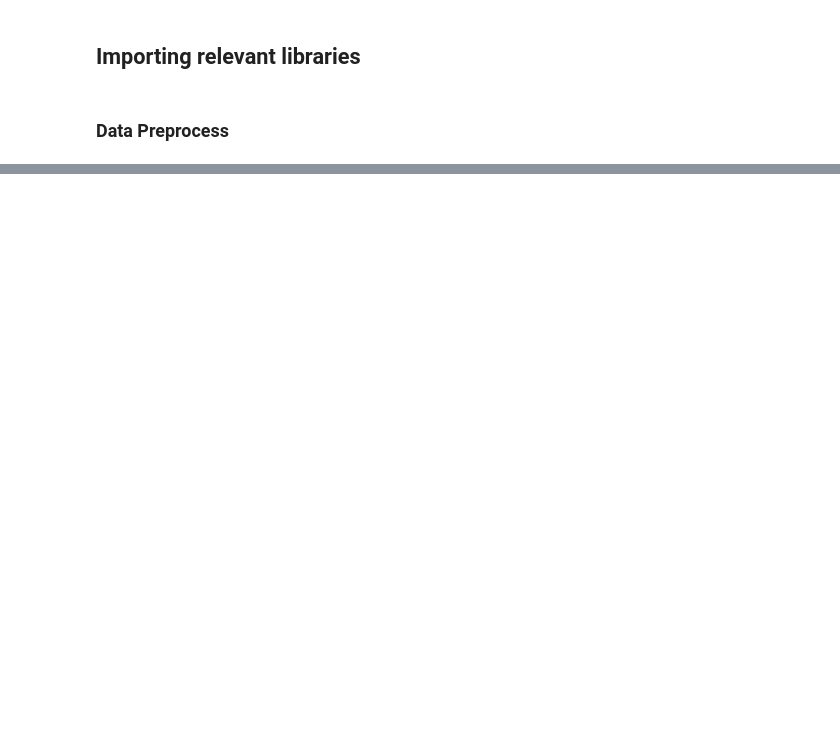
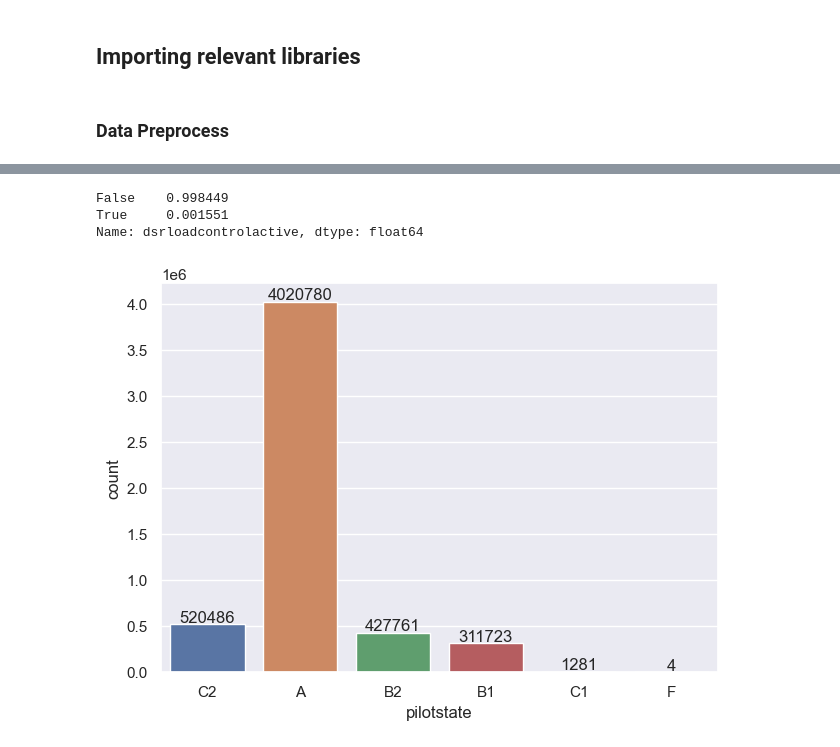
Before and after one commit to Clement-Quaye/EV-Analysis-and-the-Energy-Transition, a Jupyter notebook: Models/EV_Data.ipynb, the cells around one changed output, grey strips where cells are left out. Drawn from its saved outputs; the diff is of its cells as text; code cells hidden in the pictures; blank space fills up the shorter version.

```diff
--- a/Models/EV_Data.ipynb
+++ b/Models/EV_Data.ipynb
@@ -188,0 +138,17 @@ XGBRegressor(base_score=None, booster=None, callbacks=None,
+# %%
+data.dsrloadcontrolactive.value_counts(normalize=True)
+# %% [output]
+False    0.998449
+True     0.001551
+Name: dsrloadcontrolactive, dtype: float64
+# %%
+ax = sns.countplot(x='pilotstate', data=data)
+
+label_print(ax)
+
+#Label and plot
+plt.xlabel('pilotstate')
+plt.ylabel('count')
+plt.show()
+# %% [output]
+[figure, added]
```
Also changed, not shown: parts of 29 cells of this notebook.
